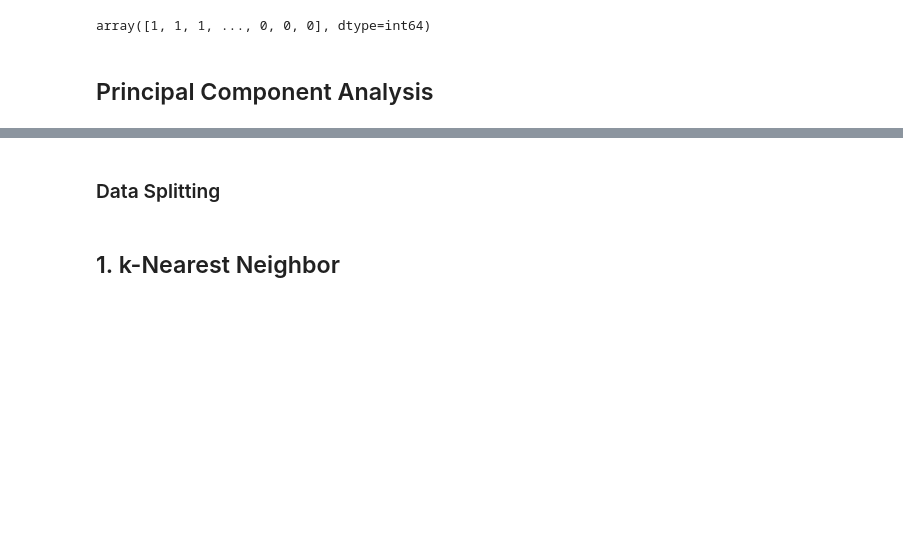
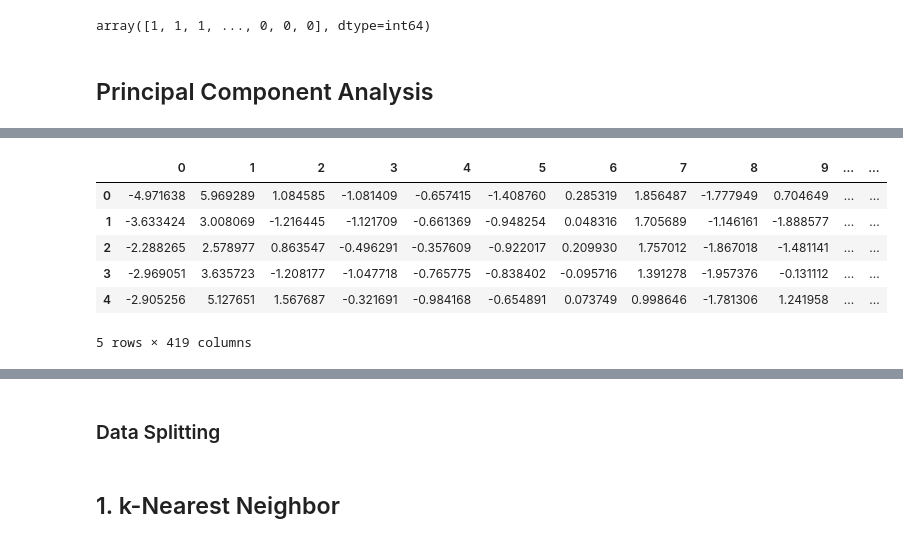
Before and after one commit to Anran0716/musa650-final, a Jupyter notebook: script/2_ML_comparison.ipynb, the cells around one changed output, grey strips where cells are left out. Saved outputs shown, nothing was run; the diff lists cells and outputs as text; code cells hidden in the pictures; blank space fills up the shorter version.

```diff
--- a/script/2_ML_comparison.ipynb
+++ b/script/2_ML_comparison.ipynb
@@ -206,0 +175,10 @@ plt.show()
+# %%
+finalDf.head()
+# %% [output]
+|  | 0 | 1 | 2 | 3 | 4 | 5 | 6 | 7 | 8 | 9 | ... | ... |
+| 0 | -4.971638 | 5.969289 | 1.084585 | -1.081409 | -0.657415 | -1.408760 | 0.285319 | 1.856487 | -1.777949 | 0.704649 | ... | ... |
+| 1 | -3.633424 | 3.008069 | -1.216445 | -1.121709 | -0.661369 | -0.948254 | 0.048316 | 1.705689 | -1.146161 | -1.888577 | ... | ... |
+| 2 | -2.288265 | 2.578977 | 0.863547 | -0.496291 | -0.357609 | -0.922017 | 0.209930 | 1.757012 | -1.867018 | -1.481141 | ... | ... |
+| 3 | -2.969051 | 3.635723 | -1.208177 | -1.047718 | -0.765775 | -0.838402 | -0.095716 | 1.391278 | -1.957376 | -0.131112 | ... | ... |
+| 4 | -2.905256 | 5.127651 | 1.567687 | -0.321691 | -0.984168 | -0.654891 | 0.073749 | 0.998646 | -1.781306 | 1.241958 | ... | ... |
+5 rows × 419 columns
```
Also changed, not shown: parts of 5 cells of this notebook, 14 other files.
